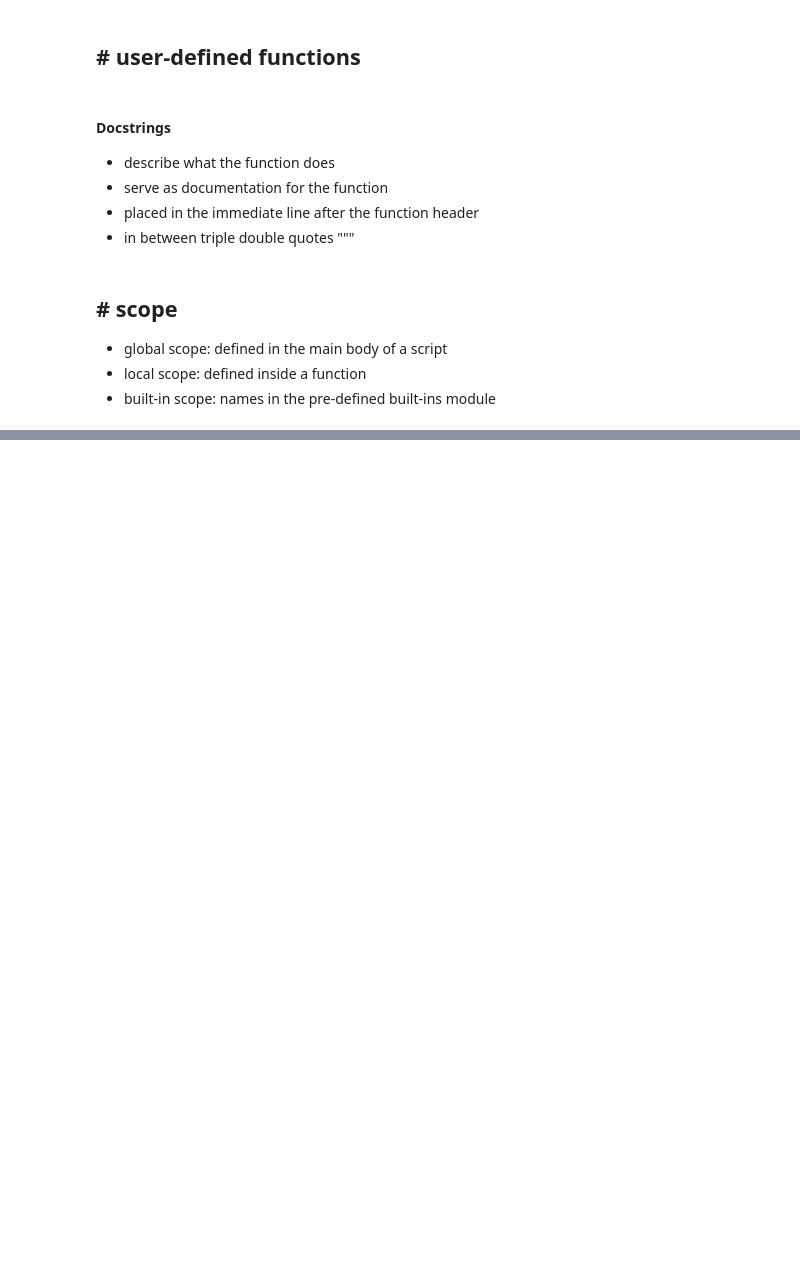
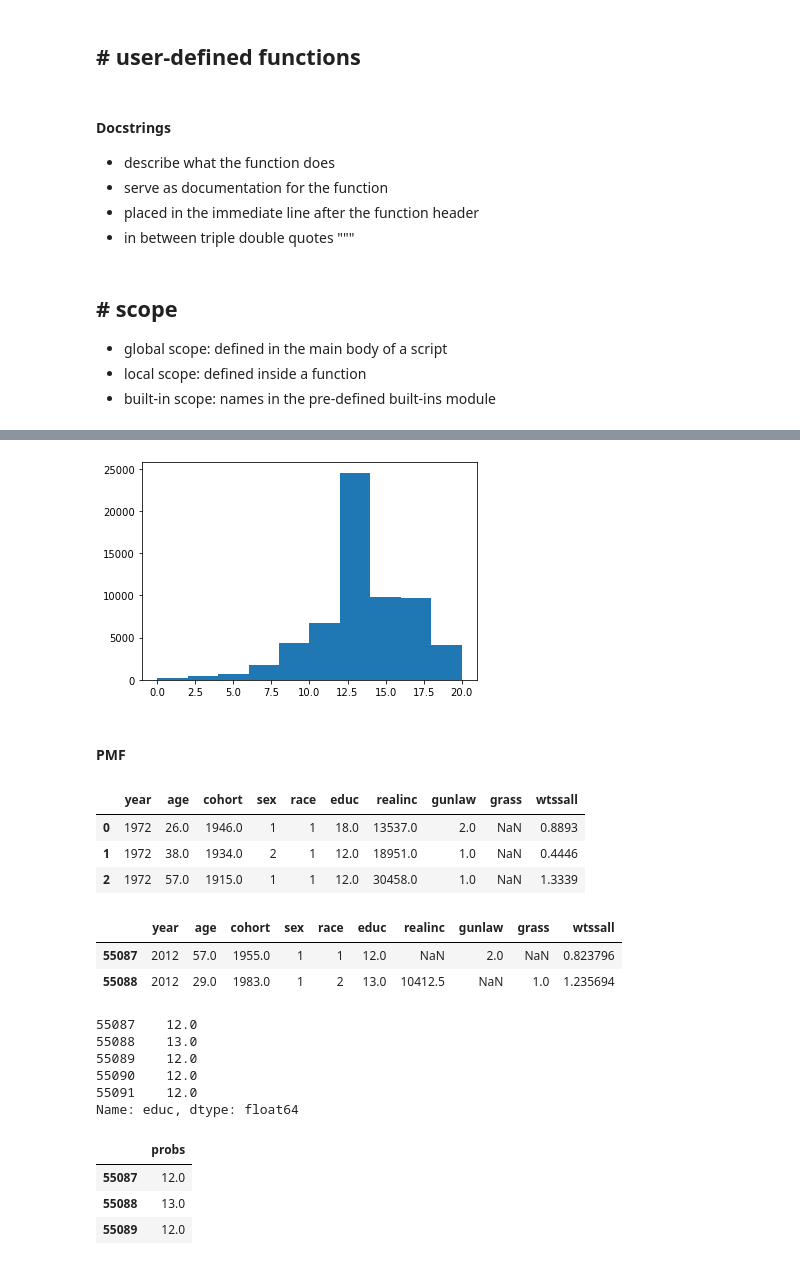
Before and after one commit to hwaneest/DataCamp_Donates_2021, a Jupyter notebook: Member_DH/Toolbox1.ipynb, the cells around one changed output, grey strips where cells are left out. Drawn from its saved outputs; the diff is of its cells as text; code cells hidden in the pictures; blank space fills up the shorter version.

```diff
--- a/Member_DH/Toolbox1.ipynb
+++ b/Member_DH/Toolbox1.ipynb
@@ -36,0 +204,44 @@ def two_times(number):               # function header
+# %%
+educ = gss['educ']
+plt.hist(educ.dropna(), label='educ')
+plt.show()
+# %% [output]
+[figure, added]
+# %% [markdown]
+#### PMF
+# %%
+from empiricaldist import Pmf
+import pandas as pd
+
+gss = pd.read_hdf('gss.hdf5', 'gss')
+gss.head(3)
+# %% [output]
+|  | year | age | cohort | sex | race | educ | realinc | gunlaw | grass | wtssall |
+| 0 | 1972 | 26.0 | 1946.0 | 1 | 1 | 18.0 | 13537.0 | 2.0 | NaN | 0.8893 |
+| 1 | 1972 | 38.0 | 1934.0 | 2 | 1 | 12.0 | 18951.0 | 1.0 | NaN | 0.4446 |
+| 2 | 1972 | 57.0 | 1915.0 | 1 | 1 | 12.0 | 30458.0 | 1.0 | NaN | 1.3339 |
+# %%
+gss_2012 = gss[gss['year']==2012]
+gss_2012.head(2)
+# %% [output]
+|  | year | age | cohort | sex | race | educ | realinc | gunlaw | grass | wtssall |
+| 55087 | 2012 | 57.0 | 1955.0 | 1 | 1 | 12.0 | NaN | 2.0 | NaN | 0.823796 |
+| 55088 | 2012 | 29.0 | 1983.0 | 1 | 2 | 13.0 | 10412.5 | NaN | 1.0 | 1.235694 |
+# %%
+educ = gss_2012['educ']
+educ.head()
+# %% [output]
+55087    12.0
+55088    13.0
+55089    12.0
+55090    12.0
+55091    12.0
+Name: educ, dtype: float64
+# %%
+pmf_educ = empiricaldist.Pmf(educ)
+pmf_educ.head()
+# %% [output]
+|  | probs |
+| 55087 | 12.0 |
+| 55088 | 13.0 |
+| 55089 | 12.0 |
```
Also changed, not shown: parts of 22 cells of this notebook, 1 other file.
